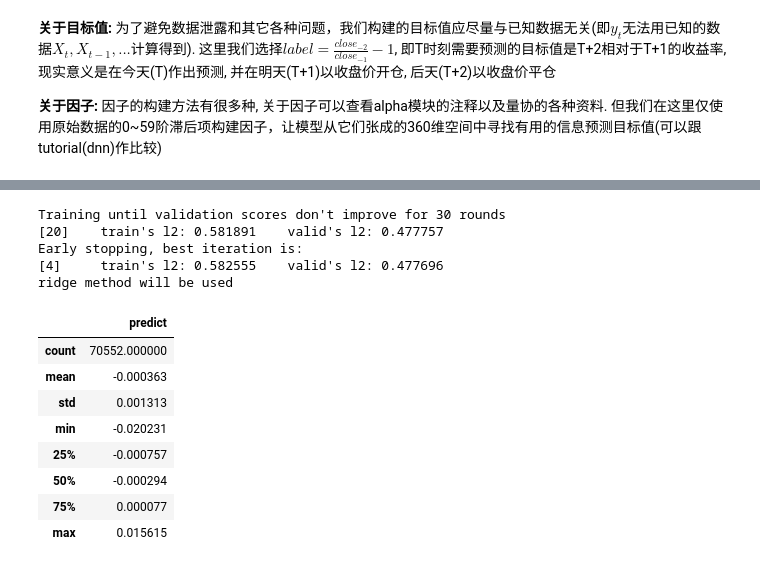
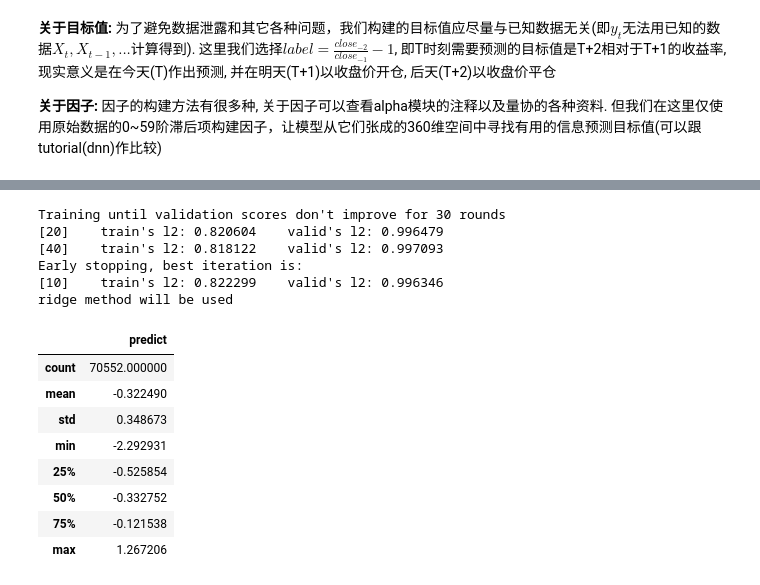
Before and after one commit to HaoningChen/scutquant, a Jupyter notebook: 实践案例/tutorial.ipynb, the cells around one changed output, grey strips where cells are left out. Saved outputs shown, nothing was run; the diff lists cells and outputs as text; code cells hidden in the pictures.

```diff
--- a/实践案例/tutorial.ipynb
+++ b/实践案例/tutorial.ipynb
@@ -123,7 +123,8 @@ X = X[~X.index.isin(df_test.index)]
 
 # 使用auto_process()自动处理训练集和验证集(将在以后的版本完善拆分数据集的函数，使其能够同时处理训练、验证和测试集)
 # select需要消耗大量时间，但可以过滤掉噪声。使用时需要在时间开销和模型性能之间权衡
-x_train, x_valid, y_train, y_valid, ymean, ystd = scutquant.auto_process(X, 'label', groupby='instrument', select=False, orth=False)
+x_train, x_valid, y_train, y_valid, ymean, ystd = scutquant.auto_process(X, 'label', groupby='instrument', datetime='datetime',
+                                                                         select=False, orth=False, label_norm=True)
 x_train.describe()
 # %% [output]
 <class 'pandas.core.frame.DataFrame'>
@@ -160,36 +161,37 @@ x_test = X_test.copy()
 y_test = x_test.pop('label')
 col = x_train.columns
 x_test = x_test[col]
-x_test = scutquant.zscorenorm(x_test)
+x_test = scutquant.zscorenorm(x_test, x_test.groupby("datetime").mean(), x_test.groupby("datetime").std())
 # %%
 # 拟合模型
 model1 = scutquant.auto_lgbm(x_train, y_train, x_valid, (y_valid-ymean)/ystd)
 model2 = scutquant.auto_lrg(x_train, y_train,  method='ridge')
 
 pred1 = model1.predict(x_test)
 pred2 = model2.predict(x_test)
 pred = []
 for i in range(len(pred1)):
     pred.append(0.5 * pred1[i] + 0.5 * pred2[i])
 pred = pd.DataFrame(pred, columns=["predict"], index=x_test.index)
-pred += ymean
-pred *= ystd
+#pred += ymean
+#pred *= ystd
 pred.describe()
 # %% [output]
 Training until validation scores don't improve for 30 rounds
-[20]    train's l2: 0.581891    valid's l2: 0.477757
+[20]    train's l2: 0.820604    valid's l2: 0.996479
+[40]    train's l2: 0.818122    valid's l2: 0.997093
 Early stopping, best iteration is:
-[4]     train's l2: 0.582555    valid's l2: 0.477696
+[10]    train's l2: 0.822299    valid's l2: 0.996346
 ridge method will be used
 |  | predict |
 | count | 70552.000000 |
-| mean | -0.000363 |
-| std | 0.001313 |
-| min | -0.020231 |
-| 25% | -0.000757 |
-| 50% | -0.000294 |
-| 75% | 0.000077 |
-| max | 0.015615 |
+| mean | -0.322490 |
+| std | 0.348673 |
+| min | -2.292931 |
+| 25% | -0.525854 |
+| 50% | -0.332752 |
+| 75% | -0.121538 |
+| max | 1.267206 |
 # %%
 # 使用IC评判拟合优度
 ic, icir, rank_ic, rank_icir = scutquant.ic_ana(pred, y_test, groupby='datetime')
```
Also changed, not shown: parts of 6 cells of this notebook.
